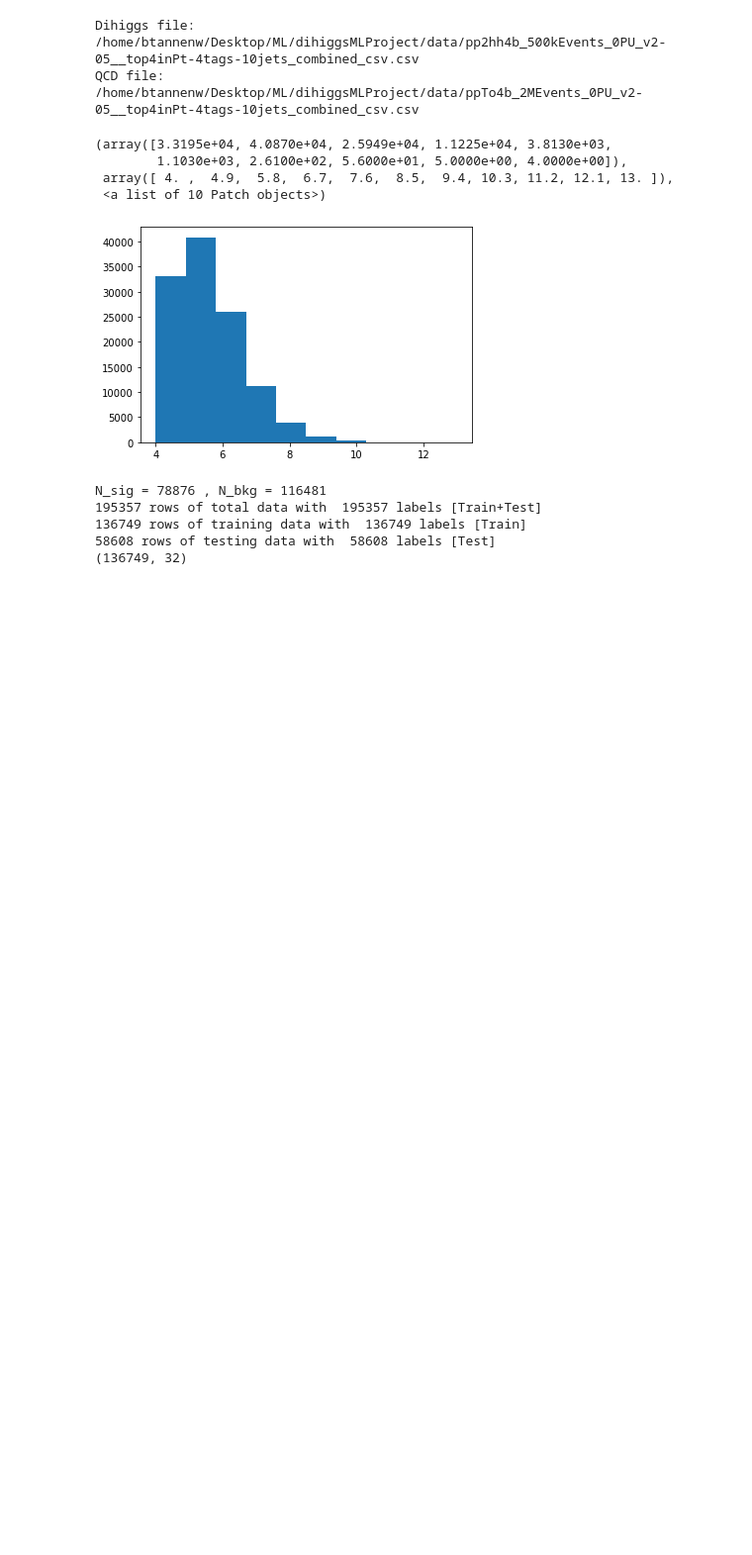
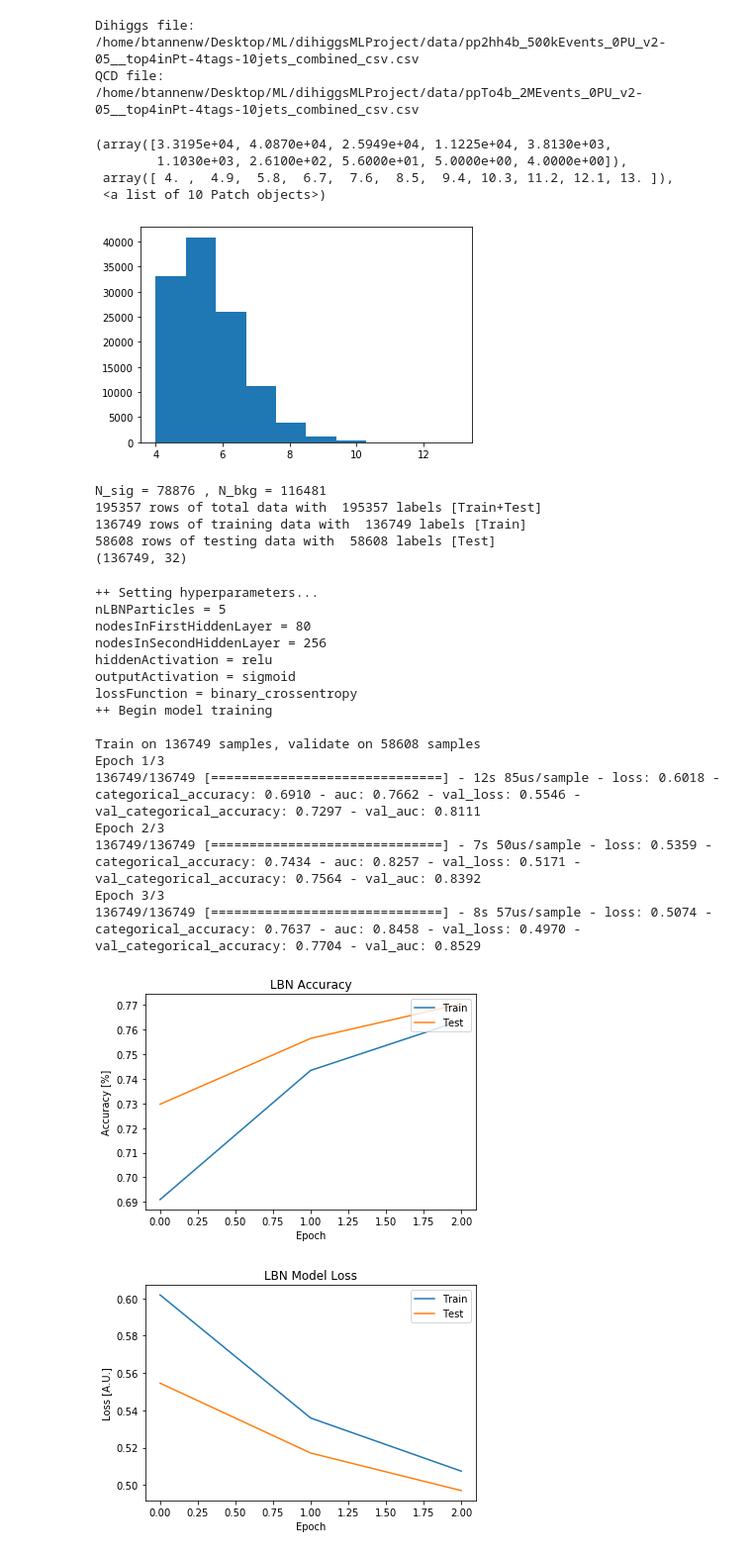
Before and after one commit to neu-physics/dihiggsMLProject, a Jupyter notebook: lorentzBoostNetwork/lorentzBoostScripted.ipynb, the cells around one changed output. Shown at 99% size. Saved outputs shown, nothing was run; the diff lists cells and outputs as text; code cells hidden in the pictures; blank space fills up the shorter version.

Commit message:
added history and testing plots. needs logging functionality

```diff
--- a/lorentzBoostNetwork/lorentzBoostScripted.ipynb
+++ b/lorentzBoostNetwork/lorentzBoostScripted.ipynb
@@ -34,7 +34,7 @@ QCD file:  /home/btannenw/Desktop/ML/dihiggsMLProject/data/ppTo4b_2MEvents_0PU_v
  <a list of 10 Patch objects>)
 [figure]
 # %%
-test = lba(nJets=8, signalData= hh_raw, backgroundData = qcd_raw, modelName= 'test', testingFraction=0.3)
+test = lba(nJets=8, signalData= hh_raw, backgroundData = qcd_raw, modelName= 'test4', testingFraction=testingFraction)
 test.makeJetVectors()
 # %% [output]
 N_sig = 78876 , N_bkg = 116481
@@ -42,3 +42,24 @@ N_sig = 78876 , N_bkg = 116481
 136749 rows of training data with  136749 labels [Train]
 58608 rows of testing data with  58608 labels [Test]
 (136749, 32)
+# %%
+test.fit_model(epochs=3, batch_size=400, patience=10)
+# %% [output]
+++ Setting hyperparameters...
+nLBNParticles = 5
+nodesInFirstHiddenLayer = 80
+nodesInSecondHiddenLayer = 256
+hiddenActivation = relu
+outputActivation = sigmoid
+lossFunction = binary_crossentropy
+++ Begin model training
+
+Train on 136749 samples, validate on 58608 samples
+Epoch 1/3
+136749/136749 [==============================] - 12s 85us/sample - loss: 0.6018 - categorical_accuracy: 0.6910 - auc: 0.7662 - val_loss: 0.5546 - val_categorical_accuracy: 0.7297 - val_auc: 0.8111
+Epoch 2/3
+136749/136749 [==============================] - 7s 50us/sample - loss: 0.5359 - categorical_accuracy: 0.7434 - auc: 0.8257 - val_loss: 0.5171 - val_categorical_accuracy: 0.7564 - val_auc: 0.8392
+Epoch 3/3
+136749/136749 [==============================] - 8s 57us/sample - loss: 0.5074 - categorical_accuracy: 0.7637 - auc: 0.8458 - val_loss: 0.4970 - val_categorical_accuracy: 0.7704 - val_auc: 0.8529
+[figure, added]
+[figure, added]
```
Also changed, not shown: parts of 4 cells of this notebook, 2 other files.
